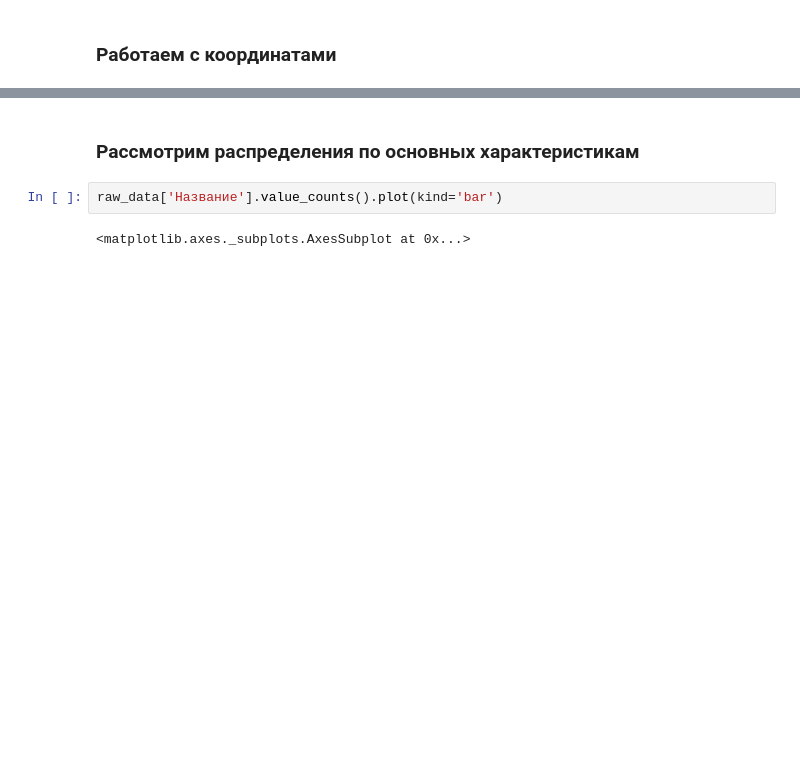
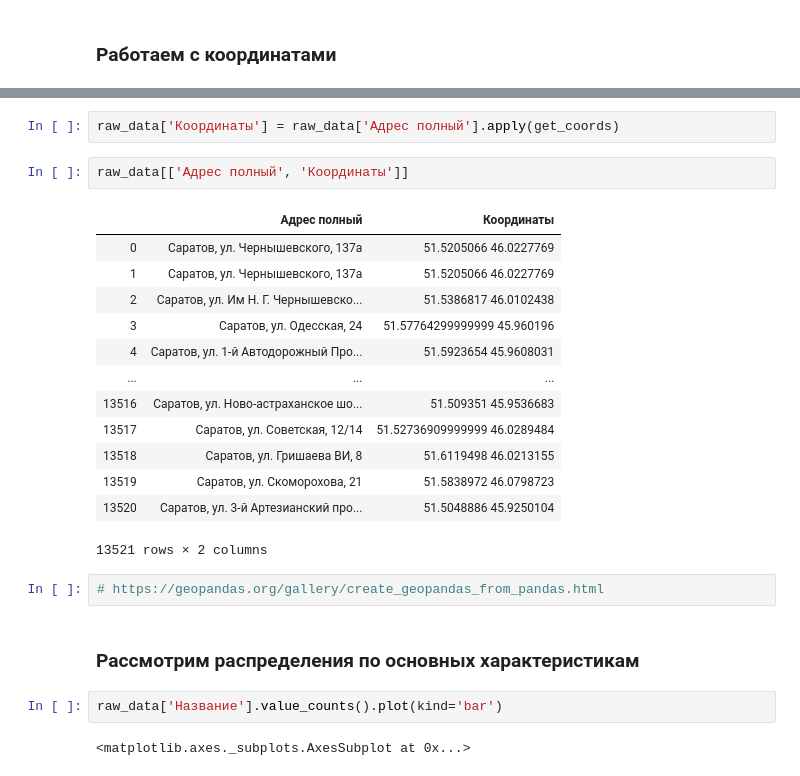
Before and after one commit to tarasovnm/kvadrat64_etl, a Jupyter notebook: Data cleaning and preparation.ipynb, the cells around one changed output, grey strips where cells are left out. Cells and saved outputs as stored; diff of their text form; blank space fills up the shorter version.

```diff
--- a/Data cleaning and preparation.ipynb
+++ b/Data cleaning and preparation.ipynb
@@ -306,3 +289,23 @@ raw_data[['Город', 'Район', 'Адрес кр']].head()
+# %%
+raw_data['Координаты'] = raw_data['Адрес полный'].apply(get_coords)
+# %%
+raw_data[['Адрес полный', 'Координаты']]
+# %% [output]
+|  | Адрес полный | Координаты |
+| 0 | Саратов, ул. Чернышевского, 137а | 51.5205066 46.0227769 |
+| 1 | Саратов, ул. Чернышевского, 137а | 51.5205066 46.0227769 |
+| 2 | Саратов, ул. Им Н. Г. Чернышевско... | 51.5386817 46.0102438 |
+| 3 | Саратов, ул. Одесская, 24 | 51.57764299999999 45.960196 |
+| 4 | Саратов, ул. 1-й Автодорожный Про... | 51.5923654 45.9608031 |
+| ... | ... | ... |
+| 13516 | Саратов, ул. Ново-астраханское шо... | 51.509351 45.9536683 |
+| 13517 | Саратов, ул. Советская, 12/14 | 51.52736909999999 46.0289484 |
+| 13518 | Саратов, ул. Гришаева ВИ, 8 | 51.6119498 46.0213155 |
+| 13519 | Саратов, ул. Скоморохова, 21 | 51.5838972 46.0798723 |
+| 13520 | Саратов, ул. 3-й Артезианский про... | 51.5048886 45.9250104 |
+13521 rows × 2 columns
+# %%
+# https://geopandas.org/gallery/create_geopandas_from_pandas.html
 # %% [markdown]
 ### Рассмотрим распределения по основных характеристикам
 # %%
```
Also changed, not shown: parts of 20 cells of this notebook, 1 other file.
